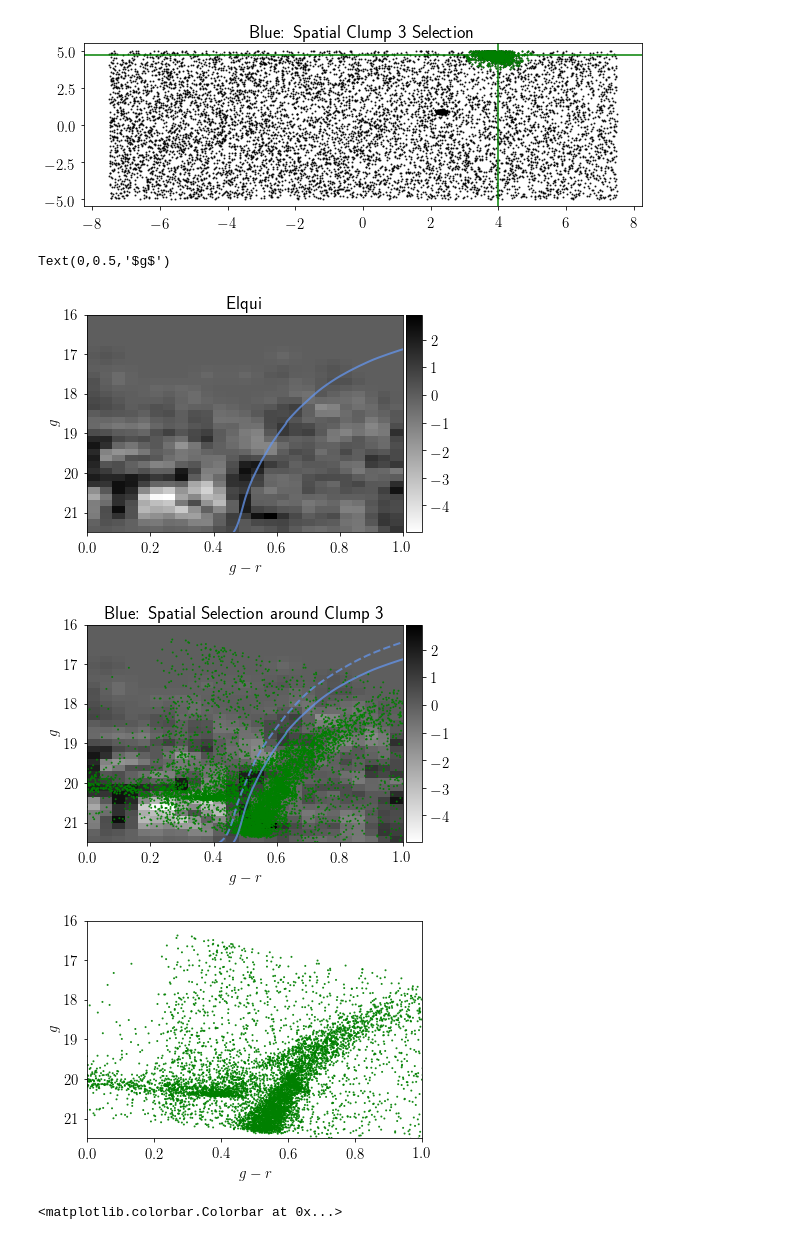
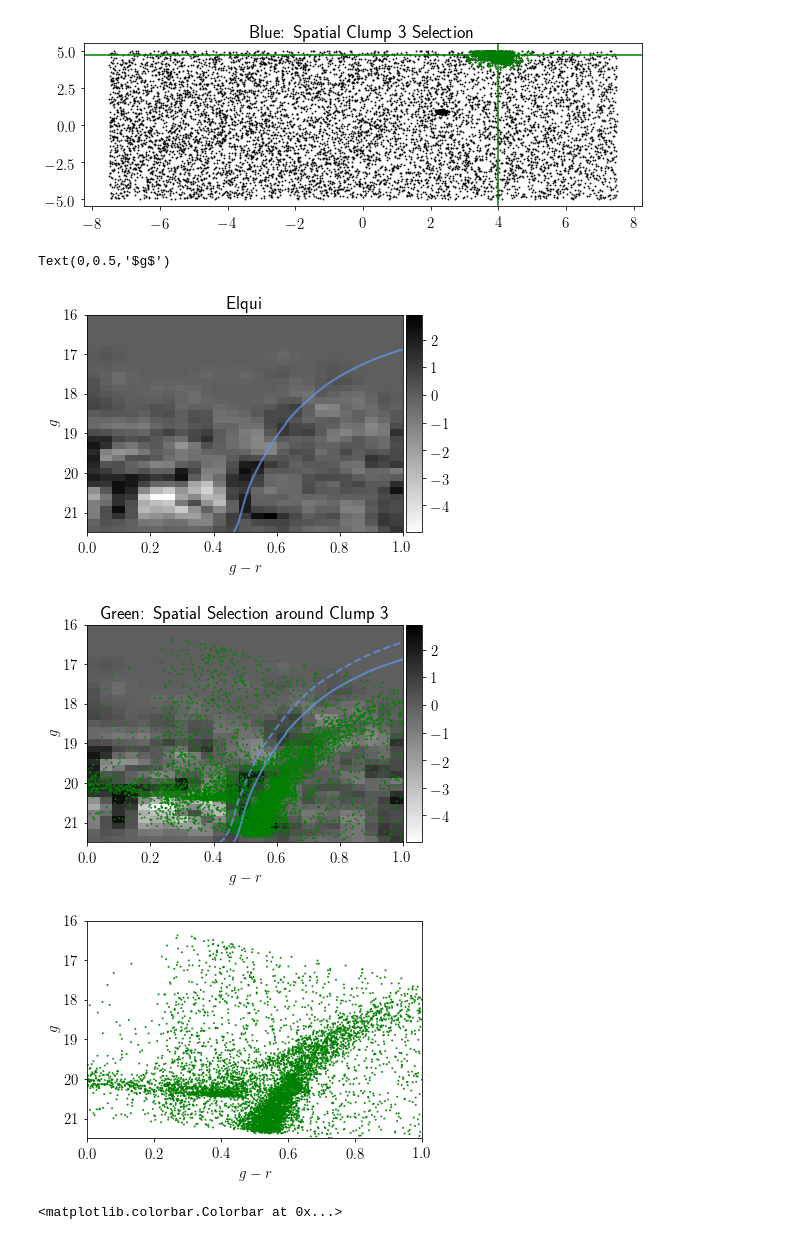
Before and after one commit to norashipp/shared_notebooks, a Jupyter notebook: Elqui.ipynb, the cells around one changed output. Cells and saved outputs as stored; diff of their text form; code cells hidden in the pictures.

```diff
--- a/Elqui.ipynb
+++ b/Elqui.ipynb
@@ -669,30 +669,30 @@ plt.show()
 # %%
 im = pm.plot_hess(stream, data[on_stream&pm_cut], data[off_stream&pm_cut], gmax=21.5)
 # im = pm.plot_hess(stream, data[on_stream], data[off_stream], gmax=21.5)
 plt.plot(iso.color, iso.mag+mu, '-', c='cornflowerblue', lw=2, alpha=0.75, zorder=1, label='%.1f Gyr\n[Fe/H]=$%.2f$' %(age, iso.z2feh(z)))
 plt.xlim(0,1)
 plt.ylim(21.5,16)
 pm.colorbar(im)
 
 im = pm.plot_hess(stream, data[on_stream&pm_cut], data[off_stream&pm_cut], gmax=21.5)
 plt.plot(iso.color, iso.mag+mu, '-', c='cornflowerblue', lw=2, alpha=0.75, zorder=1, label='%.1f Gyr\n[Fe/H]=$%.2f$' %(age, iso.z2feh(z)))
 plt.plot(iso2.color, iso2.mag+mu, '--', c='cornflowerblue', lw=2, alpha=0.75, zorder=1, label='%.1f Gyr\n[Fe/H]=$%.2f$' %(age, iso.z2feh(z)))
 plt.scatter(data[MAGG][on_clump3] - data[MAGR][on_clump3], data[MAGG][on_clump3], s=1, alpha=0.9, edgecolor='g', facecolor='none')
 plt.xlim(0,1)
 plt.ylim(21.5,16)
-plt.title('Blue: Spatial Selection around Clump 3')
+plt.title('Green: Spatial Selection around Clump 3')
 pm.colorbar(im)
 
 plt.figure()
 plt.scatter(data[MAGG][on_clump3] - data[MAGR][on_clump3], data[MAGG][on_clump3], s=1, alpha=0.9, edgecolor='g', facecolor='none')
 plt.xlim(0,1)
 plt.ylim(21.5,16)
 plt.xlabel(r'$g-r$')
 plt.ylabel(r'$g$')
 # %% [output]
 Text(0,0.5,'$g$')
 [figure]
-[figure, old version]
+[figure, new version]
 [figure]
 # %%
 im = pm.plot_hess(stream, data[on_stream&pm_cut], data[off_stream&pm_cut], gmax=21.5)
```
